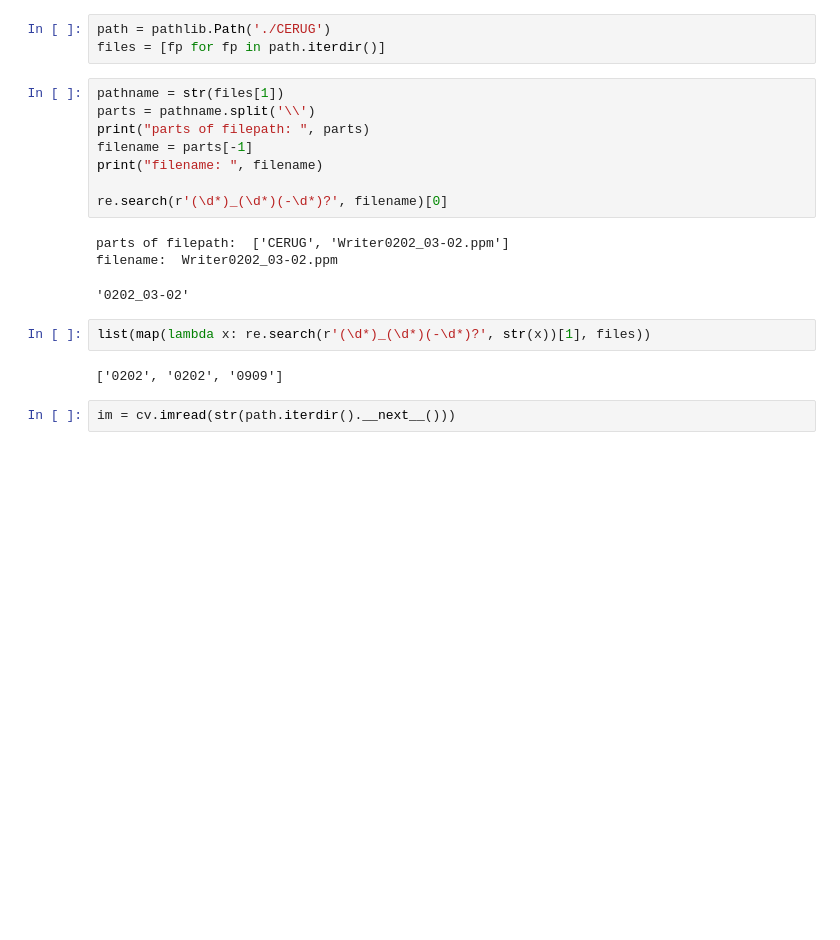
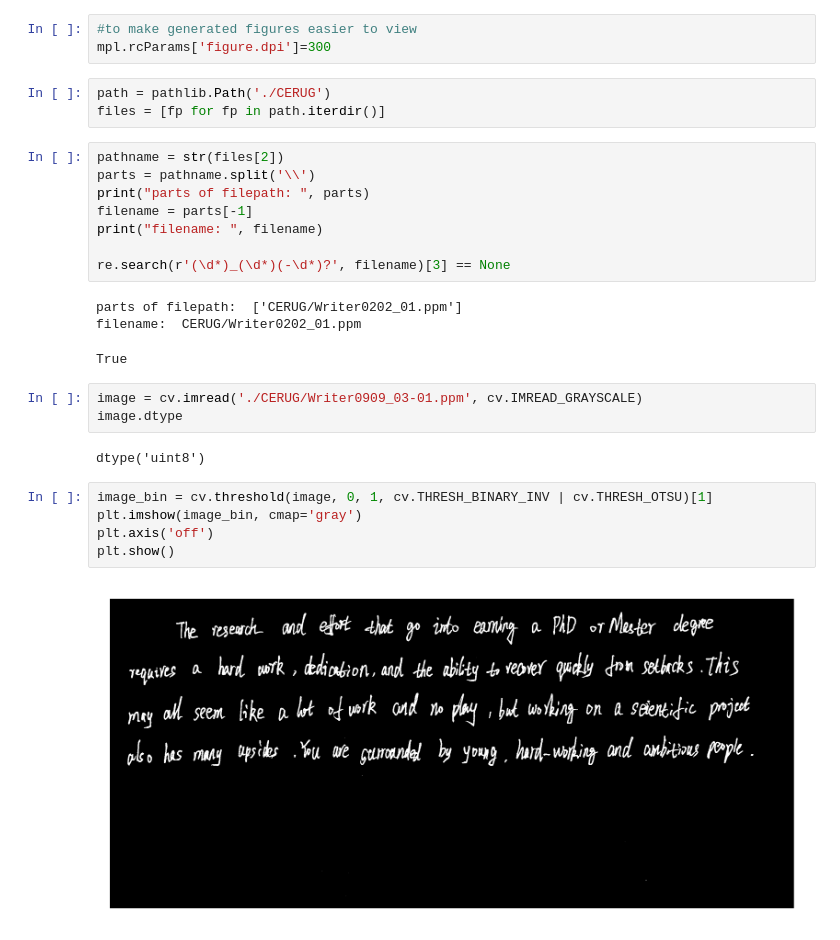
Before and after one commit to justjude97/MultiScript-Handwriting-Identification-with-Stroke-Decomposition, a Jupyter notebook: Code and Experiments/experimentation/cerug_test.ipynb, the cells around one changed output. Cells and saved outputs as stored; diff of their text form; blank space fills up the shorter version.

```diff
--- a/Code and Experiments/experimentation/cerug_test.ipynb
+++ b/Code and Experiments/experimentation/cerug_test.ipynb
@@ -6,21 +12,30 @@ import pathlib
+# %%
+#to make generated figures easier to view
+mpl.rcParams['figure.dpi']=300
 # %%
 path = pathlib.Path('./CERUG')
 files = [fp for fp in path.iterdir()]
 # %%
-pathname = str(files[1])
+pathname = str(files[2])
 parts = pathname.split('\\')
 print("parts of filepath: ", parts)
 filename = parts[-1]
 print("filename: ", filename)
 
-re.search(r'(\d*)_(\d*)(-\d*)?', filename)[0]
+re.search(r'(\d*)_(\d*)(-\d*)?', filename)[3] == None
 # %% [output]
-parts of filepath:  ['CERUG', 'Writer0202_03-02.ppm']
-filename:  Writer0202_03-02.ppm
+parts of filepath:  ['CERUG/Writer0202_01.ppm']
+filename:  CERUG/Writer0202_01.ppm
-'0202_03-02'
+True
-# %%
-list(map(lambda x: re.search(r'(\d*)_(\d*)(-\d*)?', str(x))[1], files))
-# %% [output]
-['0202', '0202', '0909']
-# %%
-im = cv.imread(str(path.iterdir().__next__()))
+# %%
+image = cv.imread('./CERUG/Writer0909_03-01.ppm', cv.IMREAD_GRAYSCALE)
+image.dtype
+# %% [output]
+dtype('uint8')
+# %%
+image_bin = cv.threshold(image, 0, 1, cv.THRESH_BINARY_INV | cv.THRESH_OTSU)[1]
+plt.imshow(image_bin, cmap='gray')
+plt.axis('off')
+plt.show()
+# %% [output]
+[figure, added]
```
Also changed, not shown: parts of 5 cells of this notebook, 3 other files.
